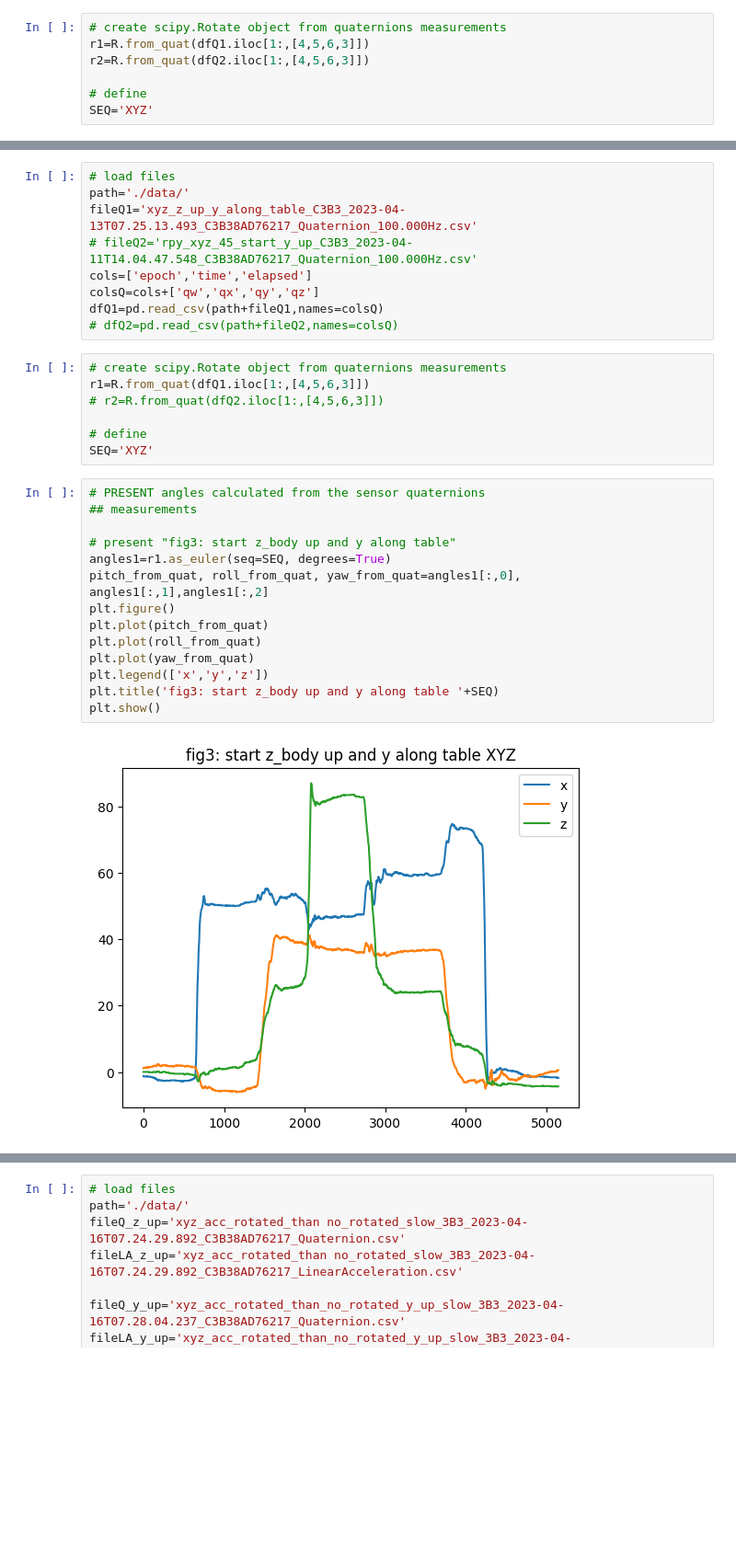
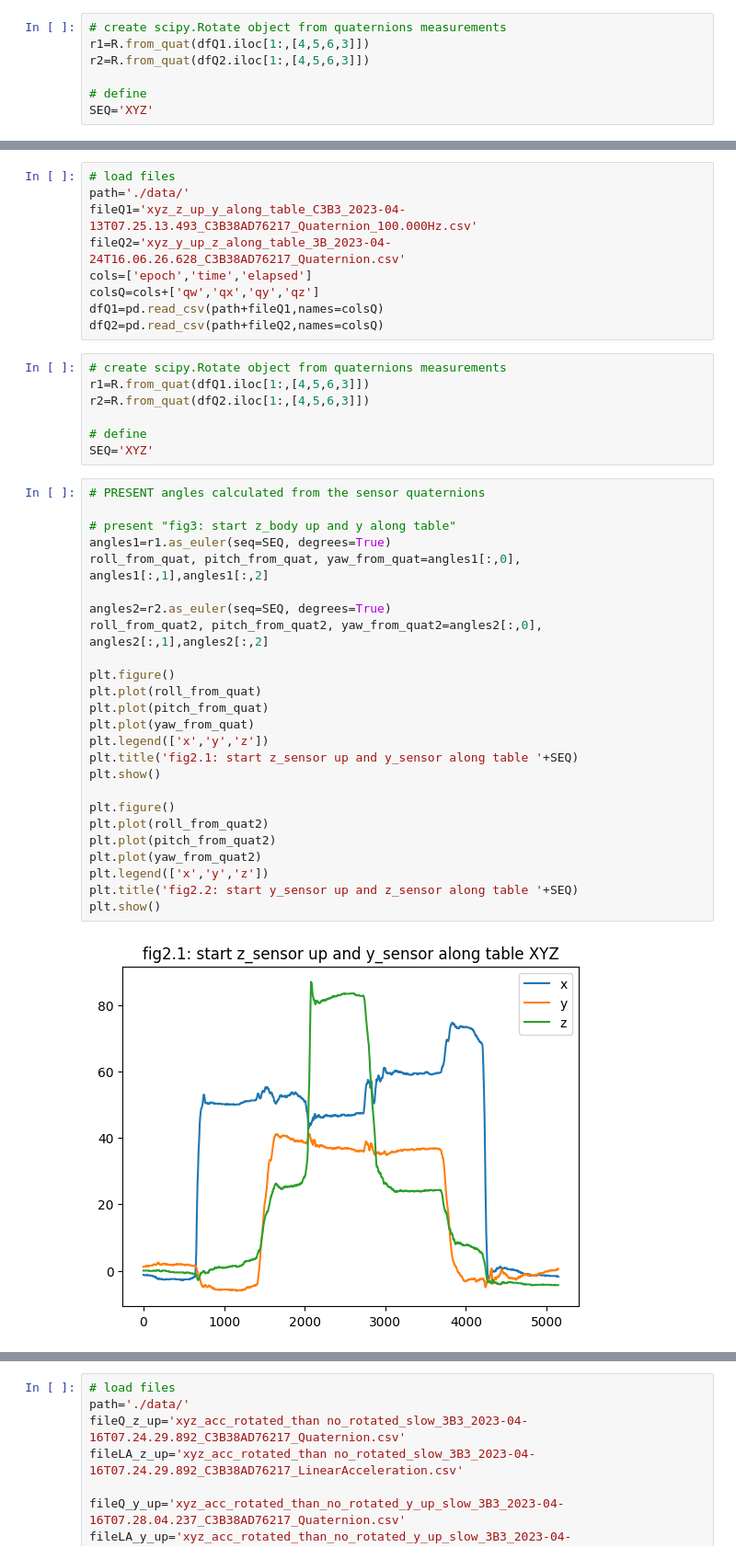
Before and after one commit to vyohai/tutorials, a Jupyter notebook: scipy/Quaternions.ipynb, the cells around one changed output, grey strips where cells are left out. Shown at 92% size. Cells and saved outputs as stored; diff of their text form; blank space fills up the shorter version.

Commit message:
finished experiment-3 results and summary in scipy/Quaternions.ipynb

```diff
--- a/scipy/Quaternions.ipynb
+++ b/scipy/Quaternions.ipynb
@@ -111,31 +137,42 @@ than 30 x--> 30 y--> 30 z and back until (0,0,0)
 # load files
 path='./data/'
 fileQ1='xyz_z_up_y_along_table_C3B3_2023-04-13T07.25.13.493_C3B38AD76217_Quaternion_100.000Hz.csv'
-# fileQ2='rpy_xyz_45_start_y_up_C3B3_2023-04-11T14.04.47.548_C3B38AD76217_Quaternion_100.000Hz.csv'
+fileQ2='xyz_y_up_z_along_table_3B_2023-04-24T16.06.26.628_C3B38AD76217_Quaternion.csv'
 cols=['epoch','time','elapsed']
 colsQ=cols+['qw','qx','qy','qz']
 dfQ1=pd.read_csv(path+fileQ1,names=colsQ)
-# dfQ2=pd.read_csv(path+fileQ2,names=colsQ)
+dfQ2=pd.read_csv(path+fileQ2,names=colsQ)
 # %%
 # create scipy.Rotate object from quaternions measurements
 r1=R.from_quat(dfQ1.iloc[1:,[4,5,6,3]])
-# r2=R.from_quat(dfQ2.iloc[1:,[4,5,6,3]])
+r2=R.from_quat(dfQ2.iloc[1:,[4,5,6,3]])
 
 # define
 SEQ='XYZ'
 # %%
 # PRESENT angles calculated from the sensor quaternions
-## measurements
 
 # present "fig3: start z_body up and y along table"
 angles1=r1.as_euler(seq=SEQ, degrees=True)
-pitch_from_quat, roll_from_quat, yaw_from_quat=angles1[:,0], angles1[:,1],angles1[:,2]
+roll_from_quat, pitch_from_quat, yaw_from_quat=angles1[:,0], angles1[:,1],angles1[:,2]
+
+angles2=r2.as_euler(seq=SEQ, degrees=True)
+roll_from_quat2, pitch_from_quat2, yaw_from_quat2=angles2[:,0], angles2[:,1],angles2[:,2]
+
 plt.figure()
+plt.plot(roll_from_quat)
 plt.plot(pitch_from_quat)
-plt.plot(roll_from_quat)
 plt.plot(yaw_from_quat)
 plt.legend(['x','y','z'])
-plt.title('fig3: start z_body up and y along table '+SEQ)
+plt.title('fig2.1: start z_sensor up and y_sensor along table '+SEQ)
 plt.show()
+
+plt.figure()
+plt.plot(roll_from_quat2)
+plt.plot(pitch_from_quat2)
+plt.plot(yaw_from_quat2)
+plt.legend(['x','y','z'])
+plt.title('fig2.2: start y_sensor up and z_sensor along table '+SEQ)
+plt.show()
 # %% [output]
-[figure, old version]
+[figure, new version]
```
Also changed, not shown: parts of 17 cells of this notebook, 13 other files.
